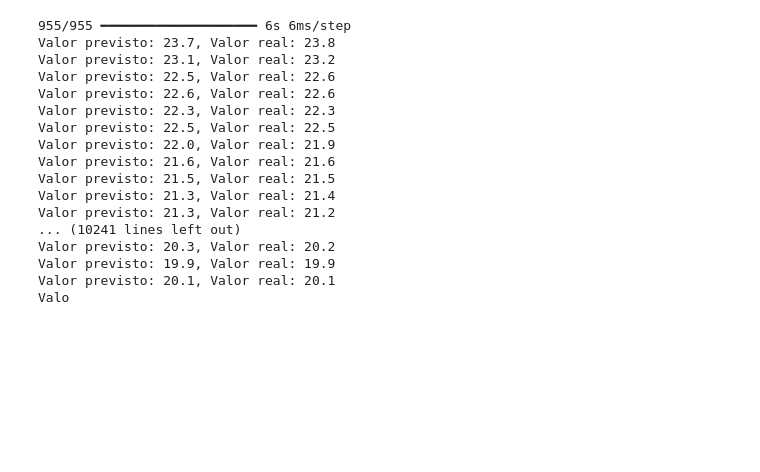
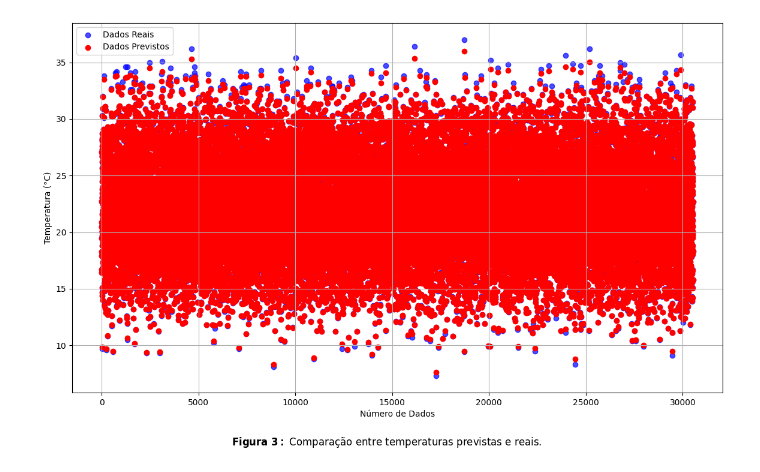
Before and after one commit to ernanimansur/rede-neural-previsao-temperatura, a Jupyter notebook: main.ipynb, the cells around one changed output. Cells and saved outputs as stored; diff of their text form; code cells hidden in the pictures; blank space fills up the shorter version.

```diff
--- a/main.ipynb
+++ b/main.ipynb
@@ -179,24 +191,16 @@ R square (R²): 0.998824967684267
-# %%
-predictions = model.predict(X_test)
-rounded_predictions = np.round(predictions, decimals=1)
-
-for i in range( len(rounded_predictions) ):
-  print(f'Valor previsto: {rounded_predictions[i][0]:.1f}, Valor real: {y_test[i]}')
-# %% [output]
-955/955 ━━━━━━━━━━━━━━━━━━━━ 6s 6ms/step
-Valor previsto: 23.7, Valor real: 23.8
-Valor previsto: 23.1, Valor real: 23.2
-Valor previsto: 22.5, Valor real: 22.6
-Valor previsto: 22.6, Valor real: 22.6
-Valor previsto: 22.3, Valor real: 22.3
-Valor previsto: 22.5, Valor real: 22.5
-Valor previsto: 22.0, Valor real: 21.9
-Valor previsto: 21.6, Valor real: 21.6
-Valor previsto: 21.5, Valor real: 21.5
-Valor previsto: 21.3, Valor real: 21.4
-Valor previsto: 21.3, Valor real: 21.2
-... (10241 lines left out)
-Valor previsto: 20.3, Valor real: 20.2
-Valor previsto: 19.9, Valor real: 19.9
-Valor previsto: 20.1, Valor real: 20.1
-Valo
+# %%
+index = np.arange(len(y_pred))
+
+# Plotar os dados reais e previstos no mesmo gráfico
+plt.figure(figsize=(14, 8))
+plt.scatter(index, y_test, color='blue', label='Dados Reais', alpha=0.7)
+plt.scatter(index, y_pred, color='red', label='Dados Previstos')
+plt.xlabel('Número de Dados')
+plt.ylabel('Temperatura (°C)')
+plt.legend()
+plt.grid(True)
+plt.gcf().text(0.5, 0, r'$\bf{Figura\ 3:}$ Comparação entre temperaturas previstas e reais.', ha='center', fontsize=12)
+
+plt.show()
+# %% [output]
+[figure, added]
```
Also changed, not shown: parts of 15 cells of this notebook, 4 other files.
